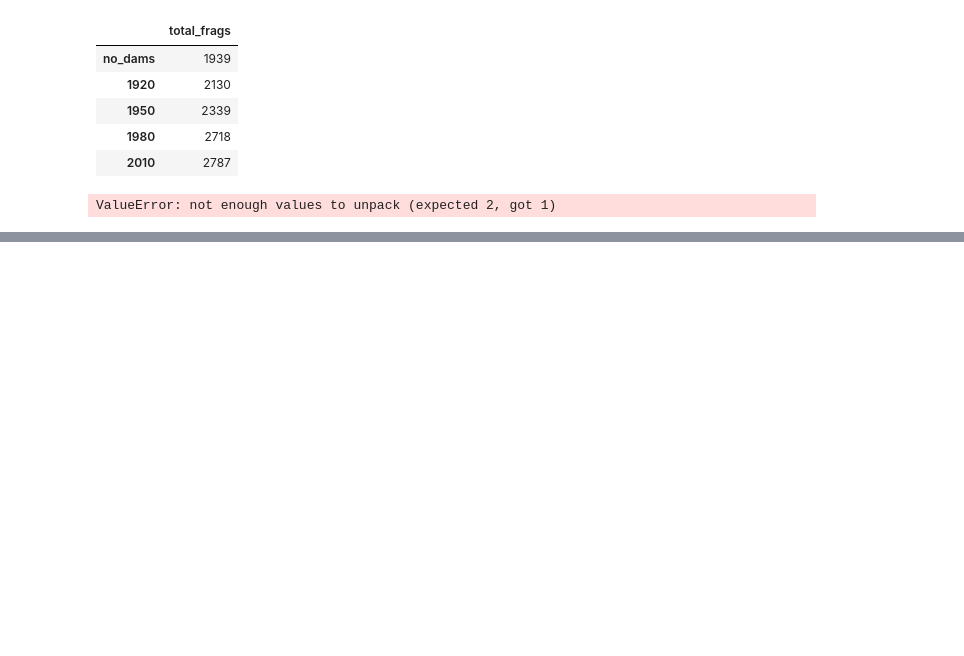
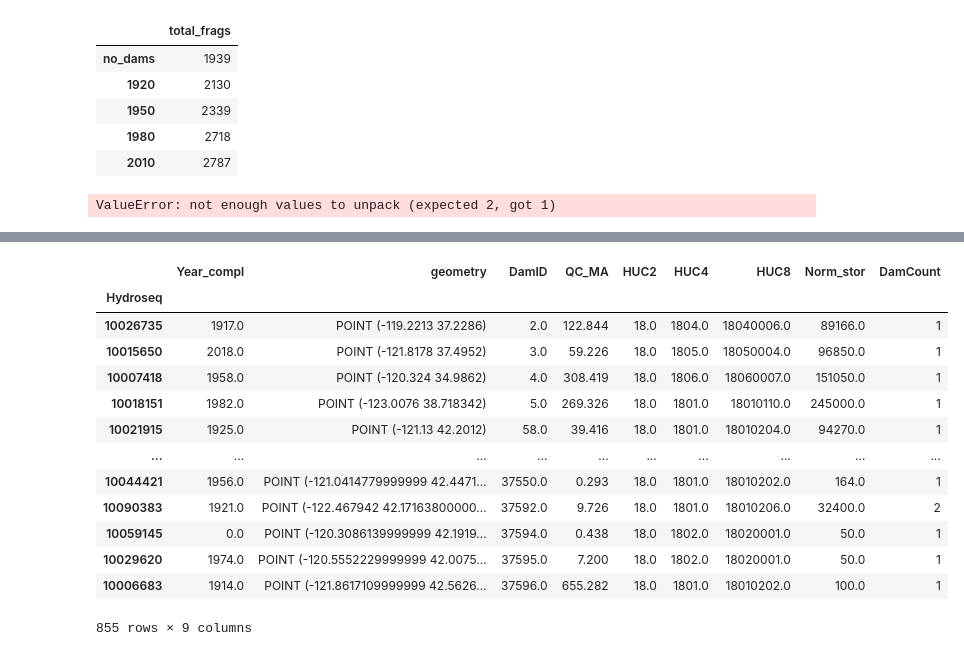
Before and after one commit to rspinti/River_bifurcation, a Jupyter notebook: archive/Rachel_testing/analysis_testing/analysis_testing.ipynb, the cells around one changed output, grey strips where cells are left out. Saved outputs shown, nothing was run; the diff lists cells and outputs as text; code cells hidden in the pictures; blank space fills up the shorter version.

```diff
--- a/archive/Rachel_testing/analysis_testing/analysis_testing.ipynb
+++ b/archive/Rachel_testing/analysis_testing/analysis_testing.ipynb
@@ -414,0 +455,21 @@ ValueError: not enough values to unpack (expected 2, got 1)
+# %%
+cali_nabd = pd.read_csv(gdrive+data_folder+"2010/California.csv", index_col='Hydroseq',
+                  usecols=['Hydroseq', 'DamCount','geometry', 'DamID',  'QC_MA', 'Norm_stor',
+                            'HUC2', 'HUC4', 'HUC8', 'Year_compl'])
+cali_nabd = cali_nabd[cali_nabd["DamID"]!=0]
+cali_nabd
+# %% [output]
+|  | Year_compl | geometry | DamID | QC_MA | HUC2 | HUC4 | HUC8 | Norm_stor | DamCount |
+| Hydroseq |  |  |  |  |  |  |  |  |  |
+| 10026735 | 1917.0 | POINT (-119.2213 37.2286) | 2.0 | 122.844 | 18.0 | 1804.0 | 18040006.0 | 89166.0 | 1 |
+| 10015650 | 2018.0 | POINT (-121.8178 37.4952) | 3.0 | 59.226 | 18.0 | 1805.0 | 18050004.0 | 96850.0 | 1 |
+| 10007418 | 1958.0 | POINT (-120.324 34.9862) | 4.0 | 308.419 | 18.0 | 1806.0 | 18060007.0 | 151050.0 | 1 |
+| 10018151 | 1982.0 | POINT (-123.0076 38.718342) | 5.0 | 269.326 | 18.0 | 1801.0 | 18010110.0 | 245000.0 | 1 |
+| 10021915 | 1925.0 | POINT (-121.13 42.2012) | 58.0 | 39.416 | 18.0 | 1801.0 | 18010204.0 | 94270.0 | 1 |
+| ... | ... | ... | ... | ... | ... | ... | ... | ... | ... |
+| 10044421 | 1956.0 | POINT (-121.0414779999999 42.4471... | 37550.0 | 0.293 | 18.0 | 1801.0 | 18010202.0 | 164.0 | 1 |
+| 10090383 | 1921.0 | POINT (-122.467942 42.17163800000... | 37592.0 | 9.726 | 18.0 | 1801.0 | 18010206.0 | 32400.0 | 2 |
+| 10059145 | 0.0 | POINT (-120.3086139999999 42.1919... | 37594.0 | 0.438 | 18.0 | 1802.0 | 18020001.0 | 50.0 | 1 |
+| 10029620 | 1974.0 | POINT (-120.5552229999999 42.0075... | 37595.0 | 7.200 | 18.0 | 1802.0 | 18020001.0 | 50.0 | 1 |
+| 10006683 | 1914.0 | POINT (-121.8617109999999 42.5626... | 37596.0 | 655.282 | 18.0 | 1801.0 | 18010202.0 | 100.0 | 1 |
+855 rows × 9 columns
```
Also changed, not shown: parts of 8 cells of this notebook, 3 other files.
